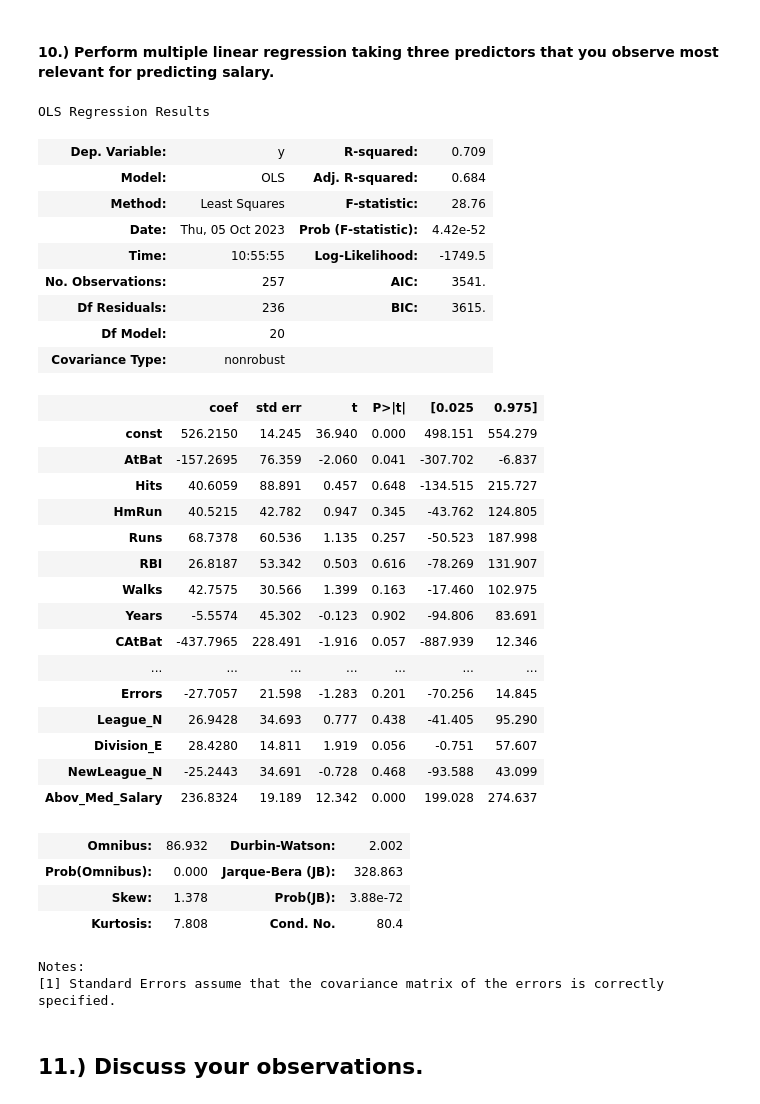
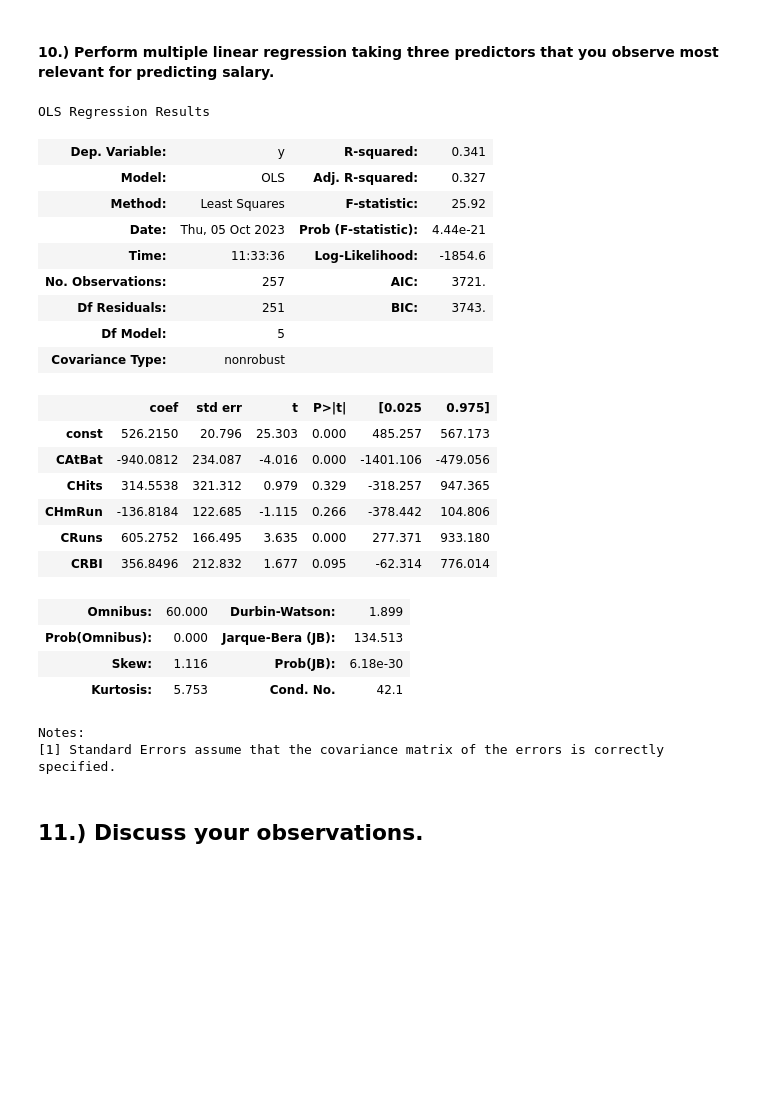
Before and after one commit to sah9j/DataDive1, a Jupyter notebook: Regression DATA Dive Baseball Players dataset Fall 2023.ipynb, the cells around one changed output. Cells and saved outputs as stored; diff of their text form; code cells hidden in the pictures; blank space fills up the shorter version.

```diff
--- a/Regression DATA Dive Baseball Players dataset Fall 2023.ipynb
+++ b/Regression DATA Dive Baseball Players dataset Fall 2023.ipynb
@@ -386,42 +386,34 @@ import statsmodels
 import statsmodels.api as sm
 import statsmodels.formula.api as smf
 # %%
-X_reg = X_train_sc
+r2_sig_preds = ['CAtBat', 'CHits', 'CHmRun', 'CRuns', 'CRBI']
+X_reg = X_train_sc[r2_sig_preds]
 X_reg = sm.add_constant(X_reg) # adding a constant
 reg1 = sm.OLS(np.asarray(Y_train), X_reg).fit()
 pred = reg1.predict(X_reg)
 
 reg1.summary()
 # %% [output]
 OLS Regression Results
-| Dep. Variable: | y | R-squared: | 0.709 |
-| Model: | OLS | Adj. R-squared: | 0.684 |
-| Method: | Least Squares | F-statistic: | 28.76 |
-| Date: | Thu, 05 Oct 2023 | Prob (F-statistic): | 4.42e-52 |
-| Time: | 10:55:55 | Log-Likelihood: | -1749.5 |
-| No. Observations: | 257 | AIC: | 3541. |
-| Df Residuals: | 236 | BIC: | 3615. |
-| Df Model: | 20 |  |  |
+| Dep. Variable: | y | R-squared: | 0.341 |
+| Model: | OLS | Adj. R-squared: | 0.327 |
+| Method: | Least Squares | F-statistic: | 25.92 |
+| Date: | Thu, 05 Oct 2023 | Prob (F-statistic): | 4.44e-21 |
+| Time: | 11:33:36 | Log-Likelihood: | -1854.6 |
+| No. Observations: | 257 | AIC: | 3721. |
+| Df Residuals: | 251 | BIC: | 3743. |
+| Df Model: | 5 |  |  |
 | Covariance Type: | nonrobust |  |  |
 |  | coef | std err | t | P>|t| | [0.025 | 0.975] |
-| const | 526.2150 | 14.245 | 36.940 | 0.000 | 498.151 | 554.279 |
-| AtBat | -157.2695 | 76.359 | -2.060 | 0.041 | -307.702 | -6.837 |
-| Hits | 40.6059 | 88.891 | 0.457 | 0.648 | -134.515 | 215.727 |
-| HmRun | 40.5215 | 42.782 | 0.947 | 0.345 | -43.762 | 124.805 |
-| Runs | 68.7378 | 60.536 | 1.135 | 0.257 | -50.523 | 187.998 |
-| RBI | 26.8187 | 53.342 | 0.503 | 0.616 | -78.269 | 131.907 |
-| Walks | 42.7575 | 30.566 | 1.399 | 0.163 | -17.460 | 102.975 |
-| Years | -5.5574 | 45.302 | -0.123 | 0.902 | -94.806 | 83.691 |
-| CAtBat | -437.7965 | 228.491 | -1.916 | 0.057 | -887.939 | 12.346 |
-| ... | ... | ... | ... | ... | ... | ... |
-| Errors | -27.7057 | 21.598 | -1.283 | 0.201 | -70.256 | 14.845 |
-| League_N | 26.9428 | 34.693 | 0.777 | 0.438 | -41.405 | 95.290 |
-| Division_E | 28.4280 | 14.811 | 1.919 | 0.056 | -0.751 | 57.607 |
-| NewLeague_N | -25.2443 | 34.691 | -0.728 | 0.468 | -93.588 | 43.099 |
-| Abov_Med_Salary | 236.8324 | 19.189 | 12.342 | 0.000 | 199.028 | 274.637 |
+| const | 526.2150 | 20.796 | 25.303 | 0.000 | 485.257 | 567.173 |
+| CAtBat | -940.0812 | 234.087 | -4.016 | 0.000 | -1401.106 | -479.056 |
+| CHits | 314.5538 | 321.312 | 0.979 | 0.329 | -318.257 | 947.365 |
+| CHmRun | -136.8184 | 122.685 | -1.115 | 0.266 | -378.442 | 104.806 |
+| CRuns | 605.2752 | 166.495 | 3.635 | 0.000 | 277.371 | 933.180 |
+| CRBI | 356.8496 | 212.832 | 1.677 | 0.095 | -62.314 | 776.014 |
-| Omnibus: | 86.932 | Durbin-Watson: | 2.002 |
-| Prob(Omnibus): | 0.000 | Jarque-Bera (JB): | 328.863 |
-| Skew: | 1.378 | Prob(JB): | 3.88e-72 |
-| Kurtosis: | 7.808 | Cond. No. | 80.4 |
+| Omnibus: | 60.000 | Durbin-Watson: | 1.899 |
+| Prob(Omnibus): | 0.000 | Jarque-Bera (JB): | 134.513 |
+| Skew: | 1.116 | Prob(JB): | 6.18e-30 |
+| Kurtosis: | 5.753 | Cond. No. | 42.1 |
 Notes:
 [1] Standard Errors assume that the covariance matrix of the errors is correctly specified.
```
Also changed, not shown: parts of 1 cell of this notebook.
